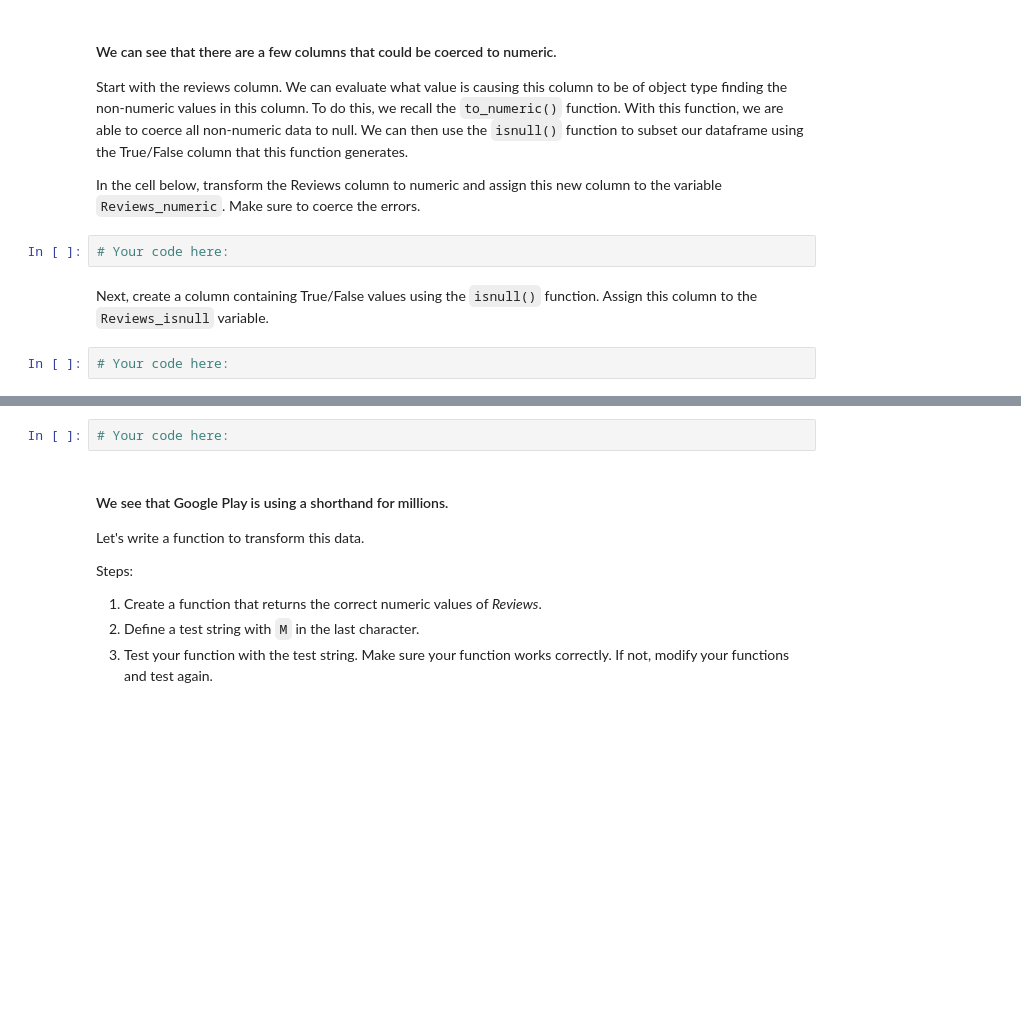
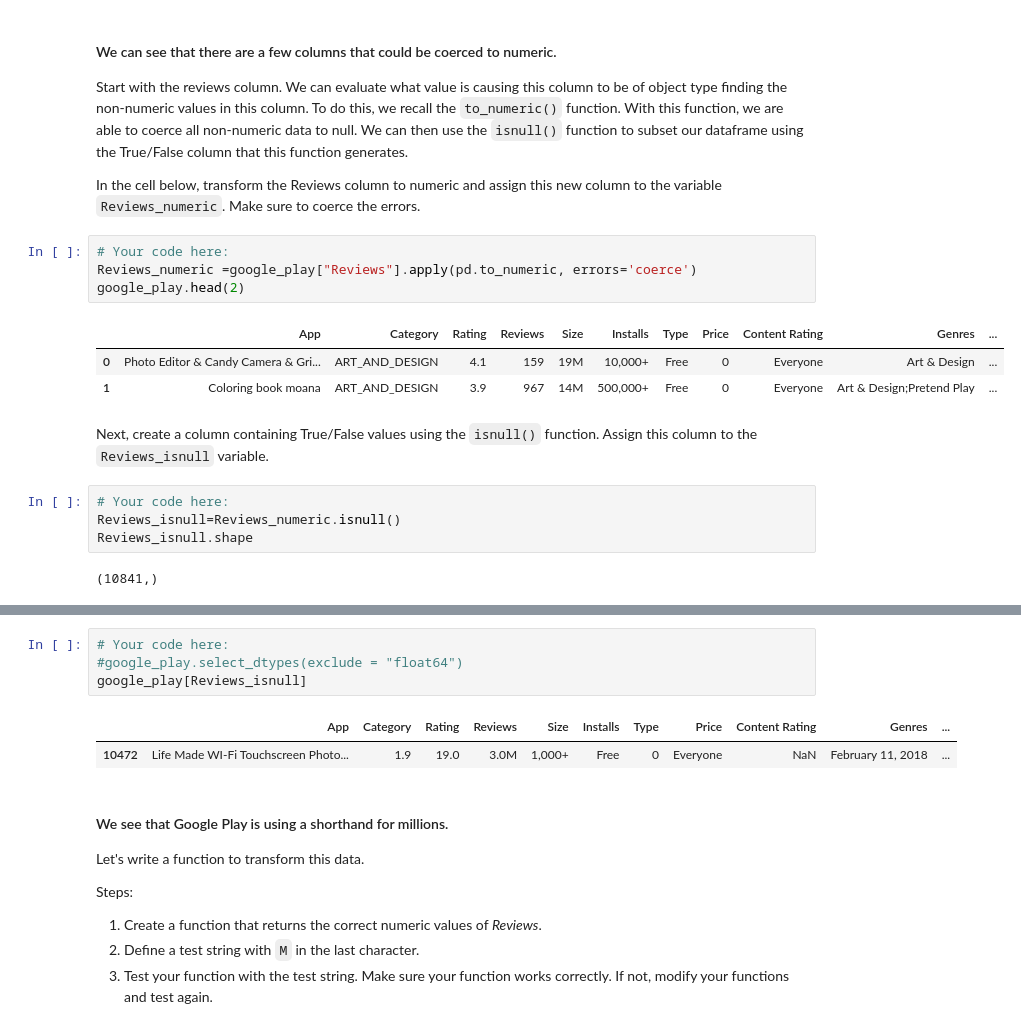
Before and after one commit to ironhack-datalabs/datamad0320, a Jupyter notebook: module-3/lab-supervised-learning-feature-extraction/your-code/main.ipynb, the cells around one changed output, grey strips where cells are left out. Drawn from its saved outputs; the diff is of its cells as text; blank space fills up the shorter version.

```diff
--- a/module-3/lab-supervised-learning-feature-extraction/your-code/main.ipynb
+++ b/module-3/lab-supervised-learning-feature-extraction/your-code/main.ipynb
@@ -59,12 +67,22 @@ dtype: object
 Start with the reviews column. We can evaluate what value is causing this column to be of object type finding the non-numeric values in this column. To do this, we recall the `to_numeric()` function. With this function, we are able to coerce all non-numeric data to null. We can then use the `isnull()` function to subset our dataframe using the True/False column that this function generates.
 
 In the cell below, transform the Reviews column to numeric and assign this new column to the variable `Reviews_numeric`. Make sure to coerce the errors.
-# %%
-# Your code here:
+# %%
+# Your code here:
+Reviews_numeric =google_play["Reviews"].apply(pd.to_numeric, errors='coerce')
+google_play.head(2)
+# %% [output]
+|  | App | Category | Rating | Reviews | Size | Installs | Type | Price | Content Rating | Genres | ... |
+| 0 | Photo Editor & Candy Camera & Gri... | ART_AND_DESIGN | 4.1 | 159 | 19M | 10,000+ | Free | 0 | Everyone | Art & Design | ... |
+| 1 | Coloring book moana | ART_AND_DESIGN | 3.9 | 967 | 14M | 500,000+ | Free | 0 | Everyone | Art & Design;Pretend Play | ... |
 # %% [markdown]
 Next, create a column containing True/False values using the `isnull()` function. Assign this column to the `Reviews_isnull` variable.
 # %%
 # Your code here:
+Reviews_isnull=Reviews_numeric.isnull()
+Reviews_isnull.shape
+# %% [output]
+(10841,)
 # %% [markdown]
 Finally, subset the `google_play` with `Reviews_isnull`. This should give you all the rows that contain non-numeric characters.
 
@@ -73,6 +91,11 @@ Your output should look like:
 ![Reviews_bool.png](reviews-bool.png)
 # %%
 # Your code here:
+#google_play.select_dtypes(exclude = "float64")
+google_play[Reviews_isnull]
+# %% [output]
+|  | App | Category | Rating | Reviews | Size | Installs | Type | Price | Content Rating | Genres | ... |
+| 10472 | Life Made WI-Fi Touchscreen Photo... | 1.9 | 19.0 | 3.0M | 1,000+ | Free | 0 | Everyone | NaN | February 11, 2018 | ... |
 # %% [markdown]
 #### We see that Google Play is using a shorthand for millions.
 
```
Also changed, not shown: parts of 36 cells of this notebook.
